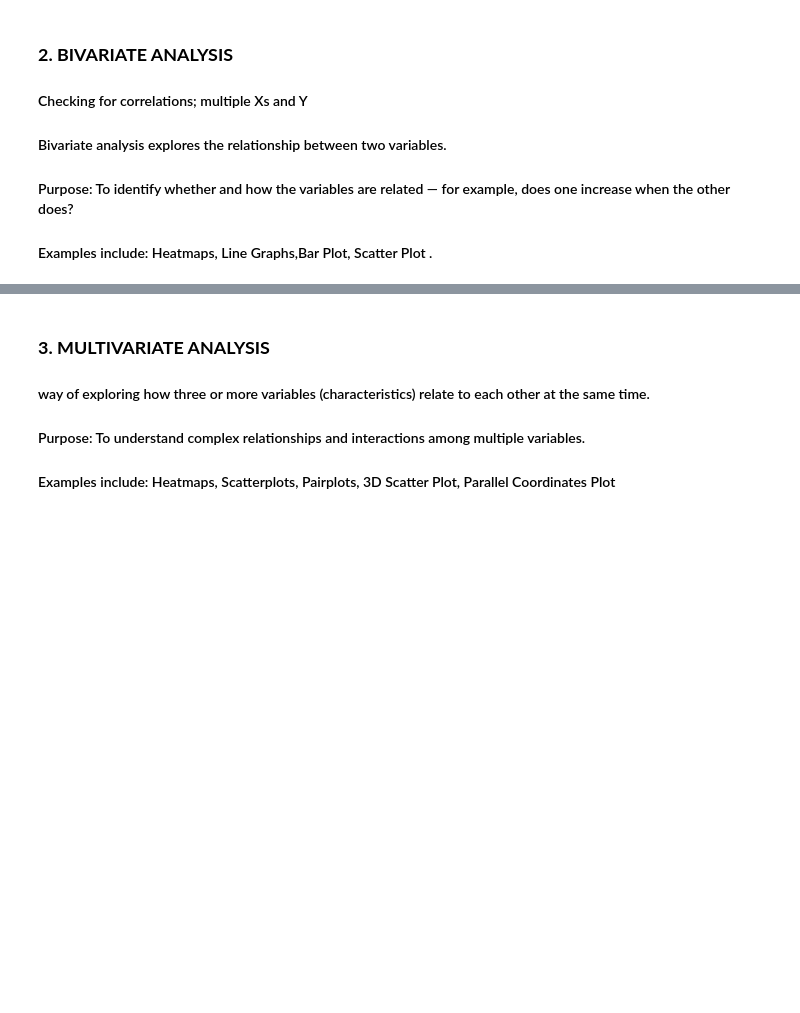
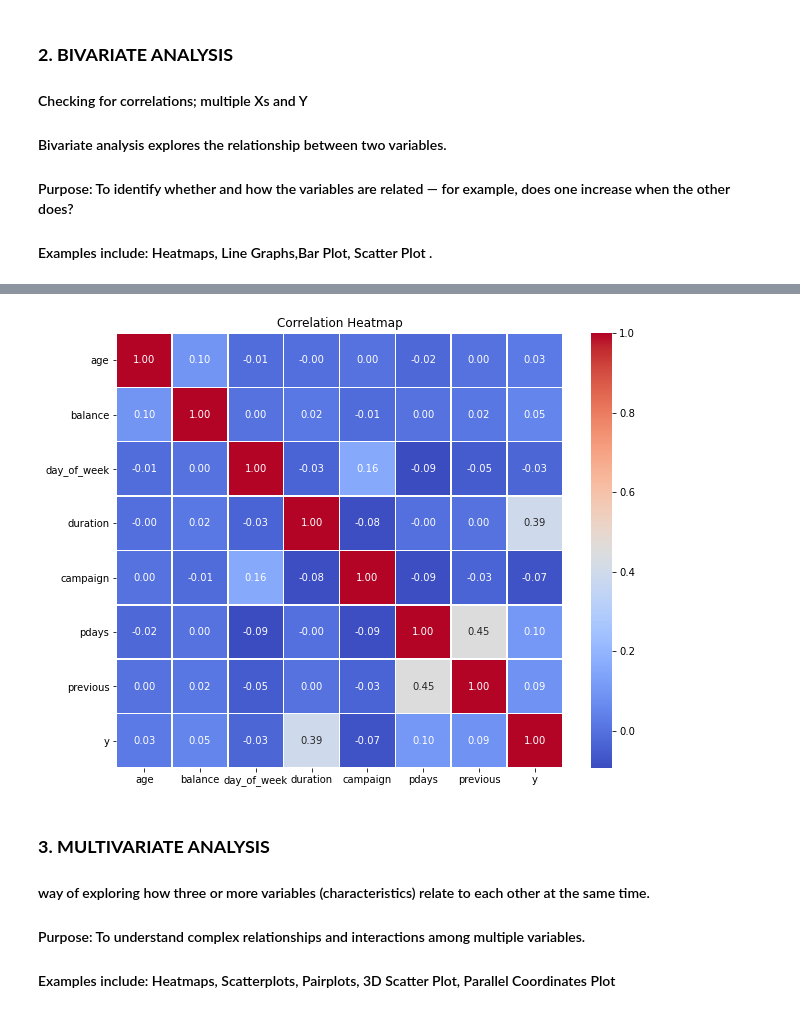
Before and after one commit to FGithaiga/BANK_MARKETING, a Jupyter notebook: index.ipynb, the cells around one changed output, grey strips where cells are left out. Saved outputs shown, nothing was run; the diff lists cells and outputs as text; code cells hidden in the pictures; blank space fills up the shorter version.

```diff
--- a/index.ipynb
+++ b/index.ipynb
@@ -88,3 +257,14 @@ Data Visualization is the process of creating charts, graphs, and maps that turn
+# %%
+# Add target to dataframe (if not already numeric)
+corr_df = df.copy()
+corr = corr_df.corr()
+
+plt.figure(figsize=(10, 8))
+sns.heatmap(corr, annot=True, cmap='coolwarm', fmt='.2f', linewidths=0.5)
+plt.title('Correlation Heatmap')
+plt.show()
+# %% [output]
+[figure, added]
 # %% [markdown]
 ### **3. MULTIVARIATE ANALYSIS**
 
```
Also changed, not shown: parts of 26 cells of this notebook.
